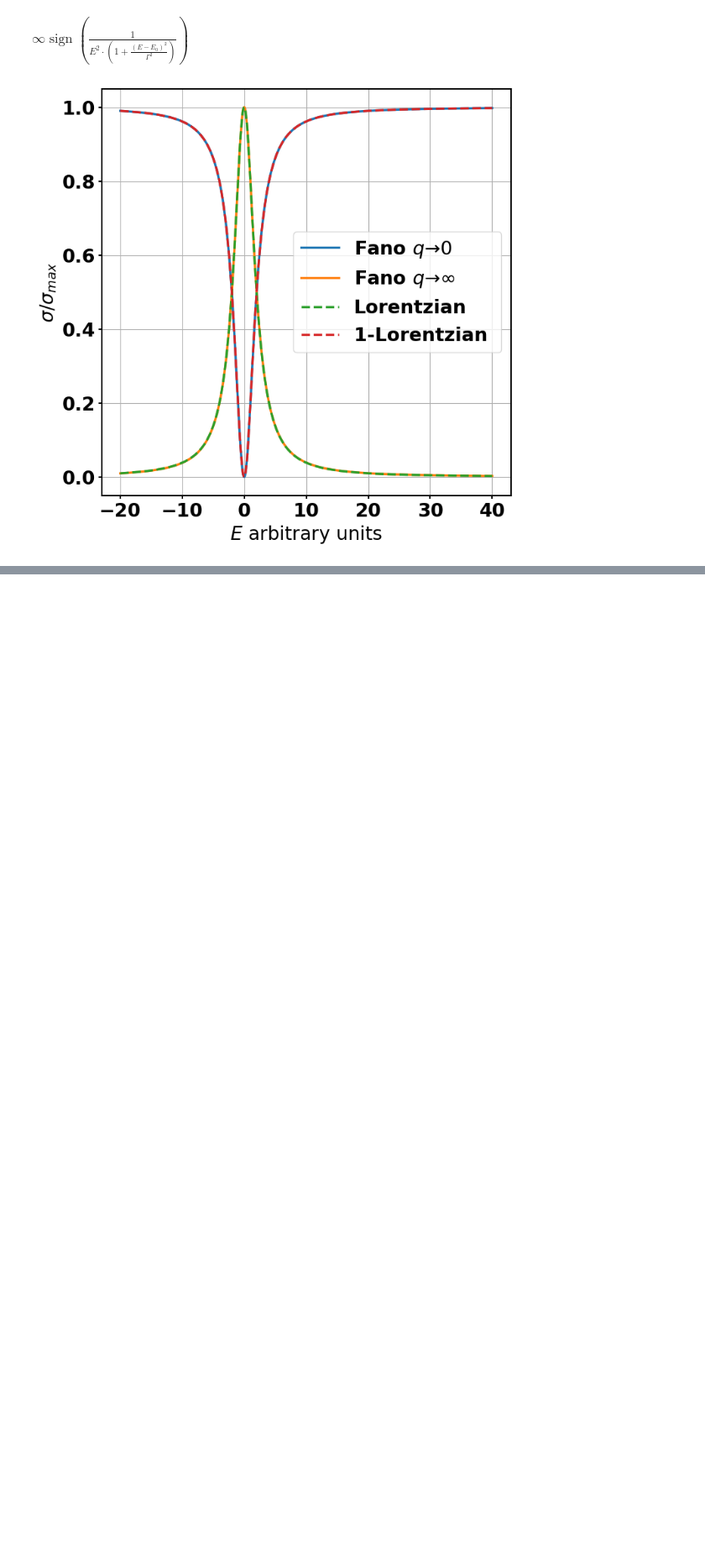
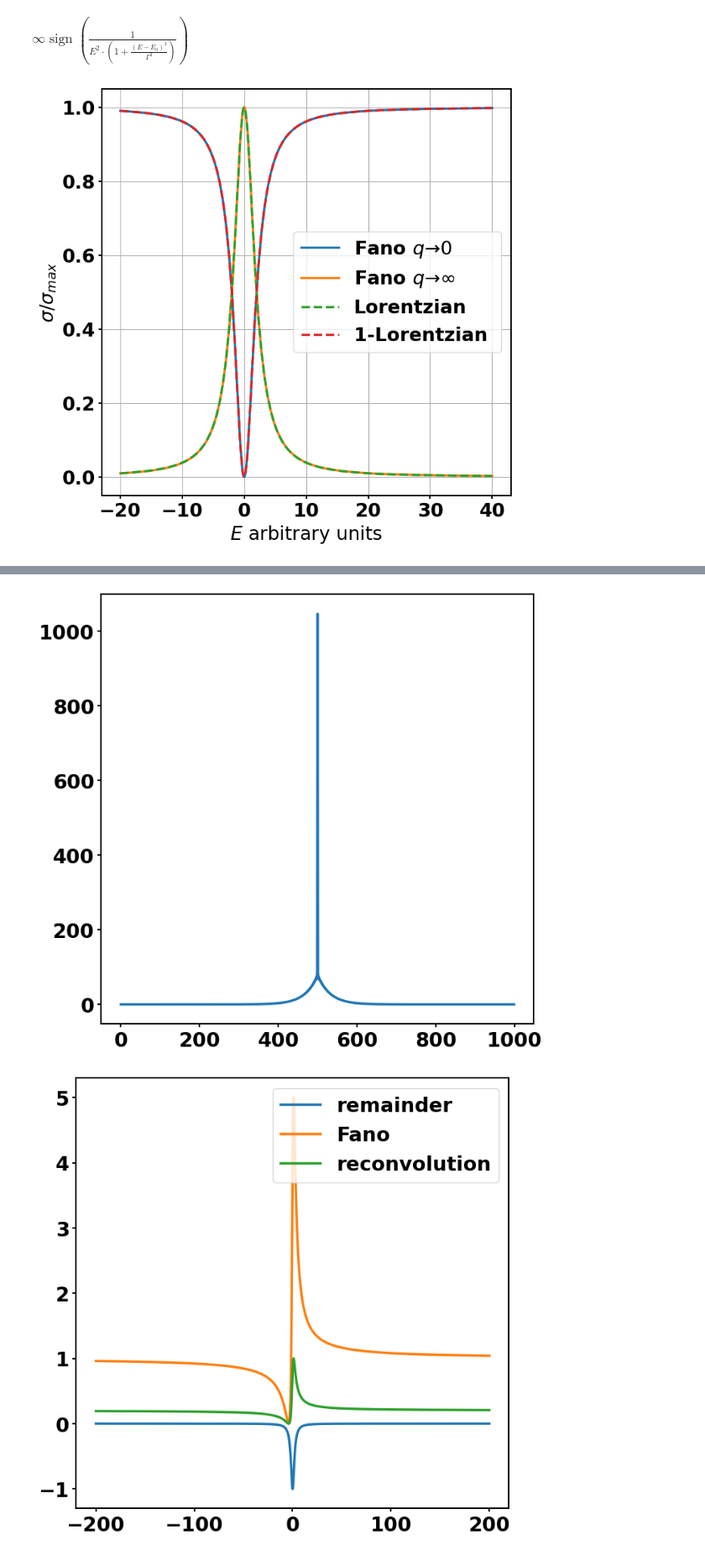
Before and after one commit to rzumbrunn/PCV_project, a Jupyter notebook: task1/task1_1.ipynb, the cells around one changed output, grey strips where cells are left out. Shown: that part at 84% size. Drawn from its saved outputs; the diff is of its cells as text; code cells hidden in the pictures; blank space fills up the shorter version.

```diff
--- a/task1/task1_1.ipynb
+++ b/task1/task1_1.ipynb
@@ -134,0 +151,28 @@ plt.show()
+# %%
+from scipy.signal import deconvolve
+from scipy.signal import convolve
+# calculate fft of fano
+fano_fft = np.fft.fft(sigma_two(x))
+#reorder frequencies
+fano_fft = np.fft.fftshift(fano_fft)
+# get axis
+
+
+plt.plot(np.abs(fano_fft))
+
+plt.show()
+
+# deconvolve
+
+fano_deconv, remainder = deconvolve(sigma_two(x), lorentz)
+plt.plot(x, remainder/np.max(np.abs(remainder)), label='remainder')
+plt.plot(x, sigma_two(x), label='Fano')
+# reconvolve
+reconv = convolve(fano_deconv, lorentz)+remainder
+plt.plot(x, reconv/np.max(reconv), label='reconvolution')
+
+plt.legend()
+plt.show()
+# %% [output]
+[figure, added]
+[figure, added]
```
Also changed, not shown: parts of 1 cell of this notebook.
